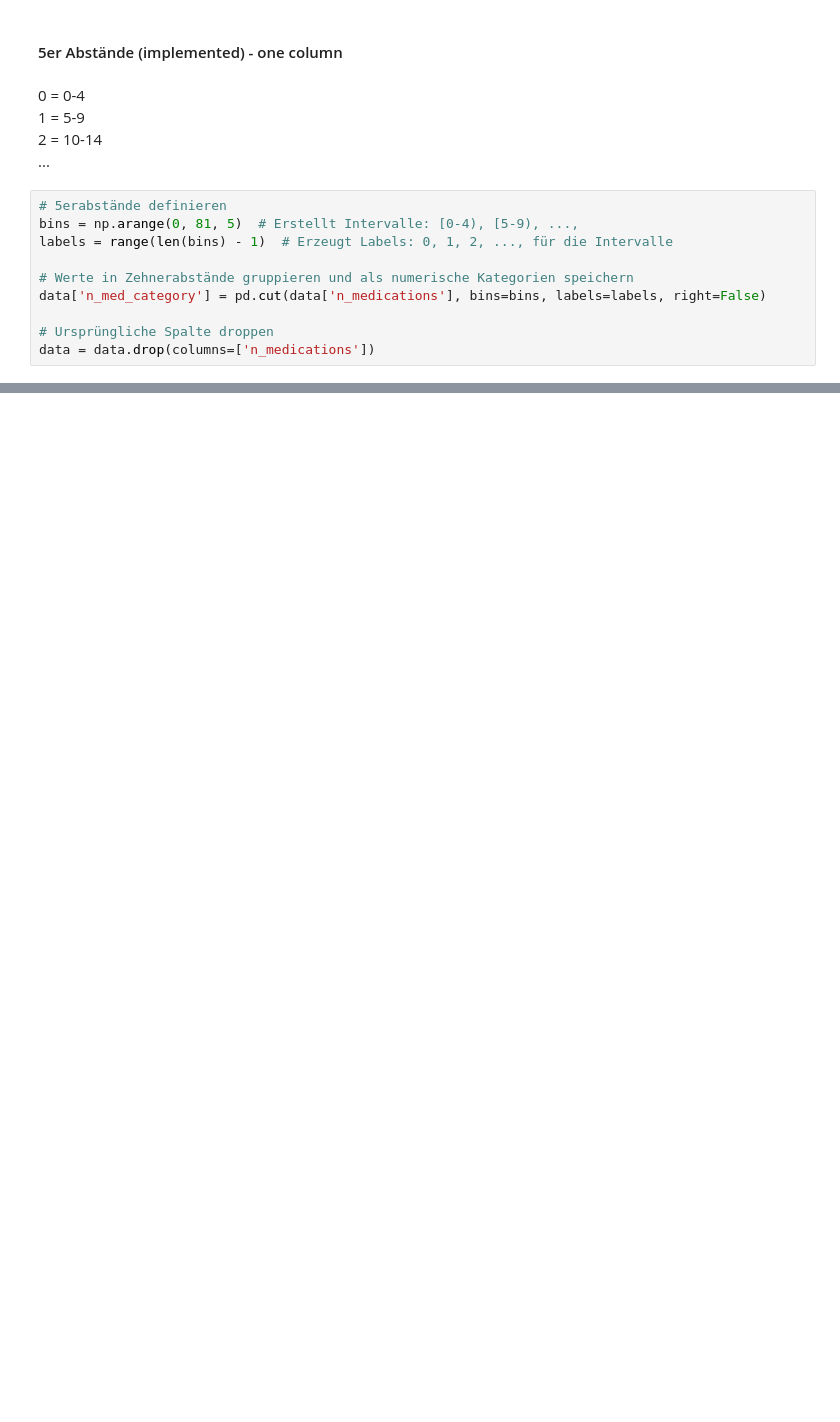
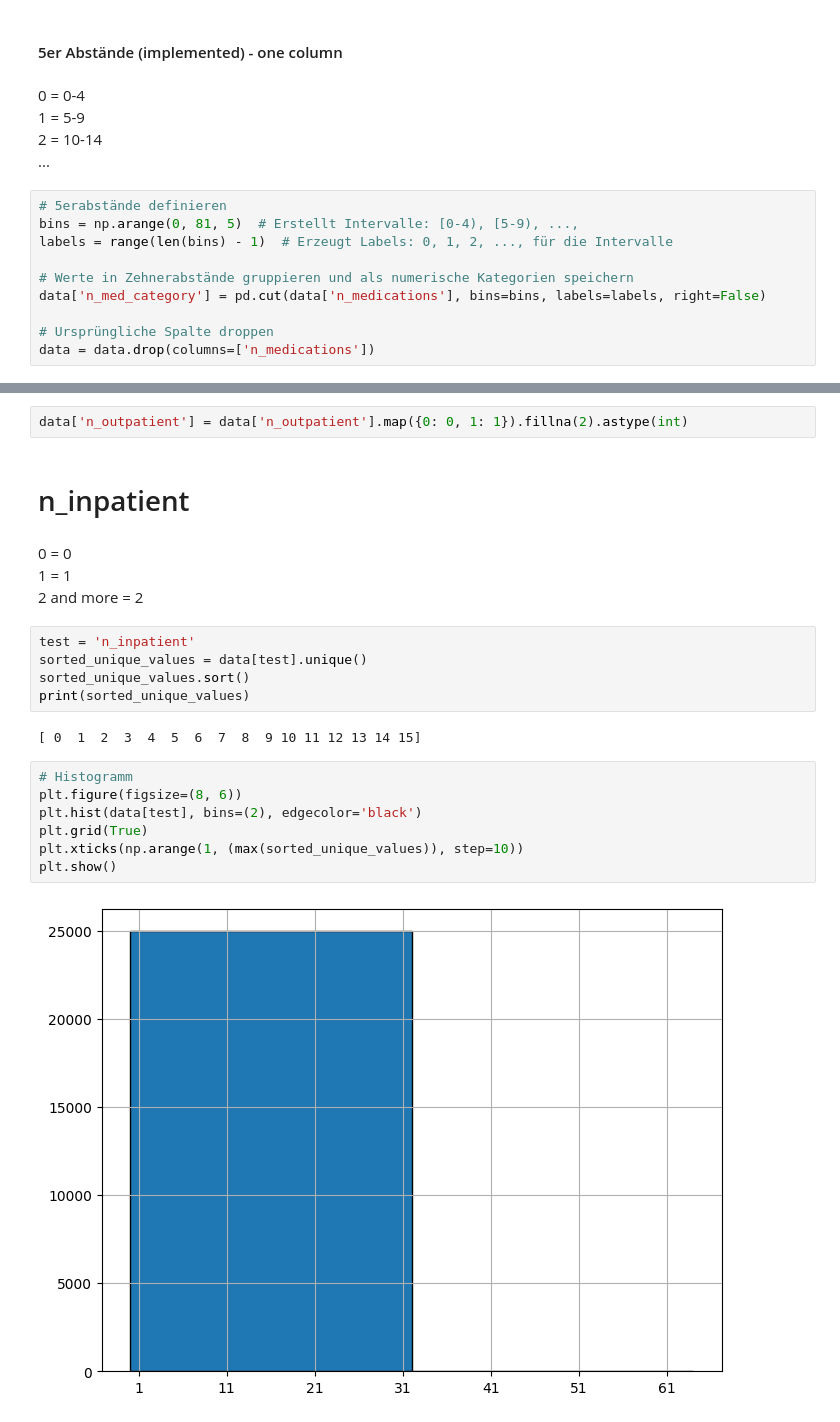
Before and after one commit to CodeWarriorM/Hospital_Readmission, a Jupyter notebook: notebooks/EDA.ipynb, the cells around one changed output, grey strips where cells are left out. Drawn from its saved outputs; the diff is of its cells as text; blank space fills up the shorter version.

```diff
--- a/notebooks/EDA.ipynb
+++ b/notebooks/EDA.ipynb
@@ -300,0 +344,24 @@ data = data.drop(columns=['n_medications'])
+# %%
+data['n_outpatient'] = data['n_outpatient'].map({0: 0, 1: 1}).fillna(2).astype(int)
+# %% [markdown]
+# n_inpatient
+# %% [markdown]
+0 = 0 <br>
+1 = 1 <br>
+2 and more = 2
+# %%
+test = 'n_inpatient'
+sorted_unique_values = data[test].unique()
+sorted_unique_values.sort()
+print(sorted_unique_values)
+# %% [output]
+[ 0  1  2  3  4  5  6  7  8  9 10 11 12 13 14 15]
+# %%
+# Histogramm
+plt.figure(figsize=(8, 6))
+plt.hist(data[test], bins=(2), edgecolor='black')
+plt.grid(True)
+plt.xticks(np.arange(1, (max(sorted_unique_values)), step=10))
+plt.show()
+# %% [output]
+[figure, added]
```
Also changed, not shown: parts of 34 cells of this notebook.
